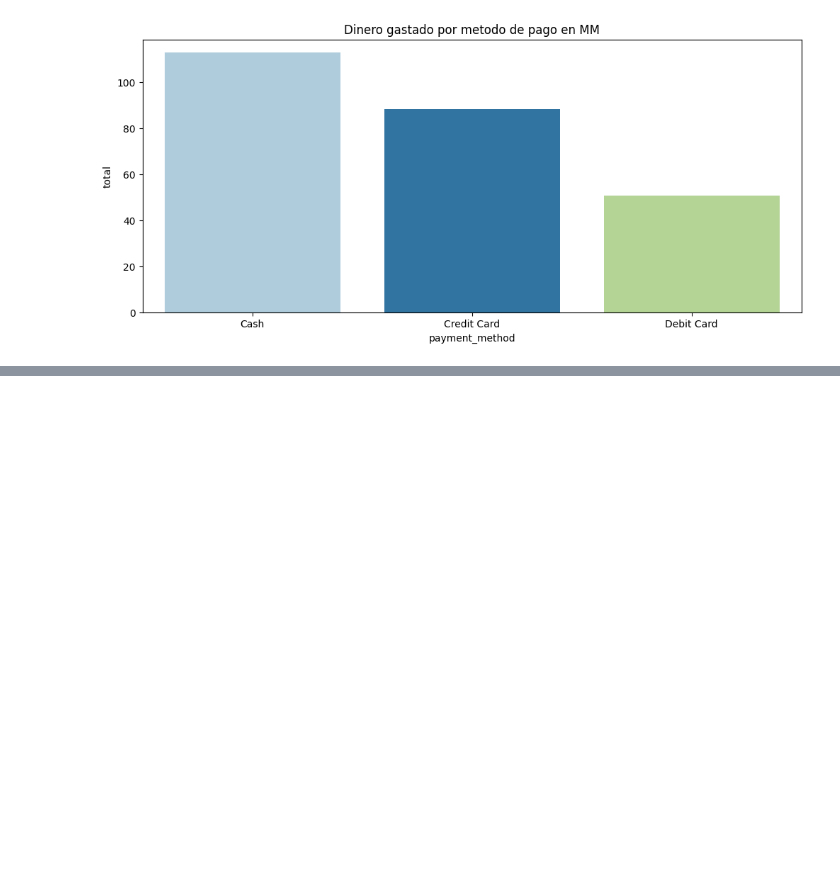
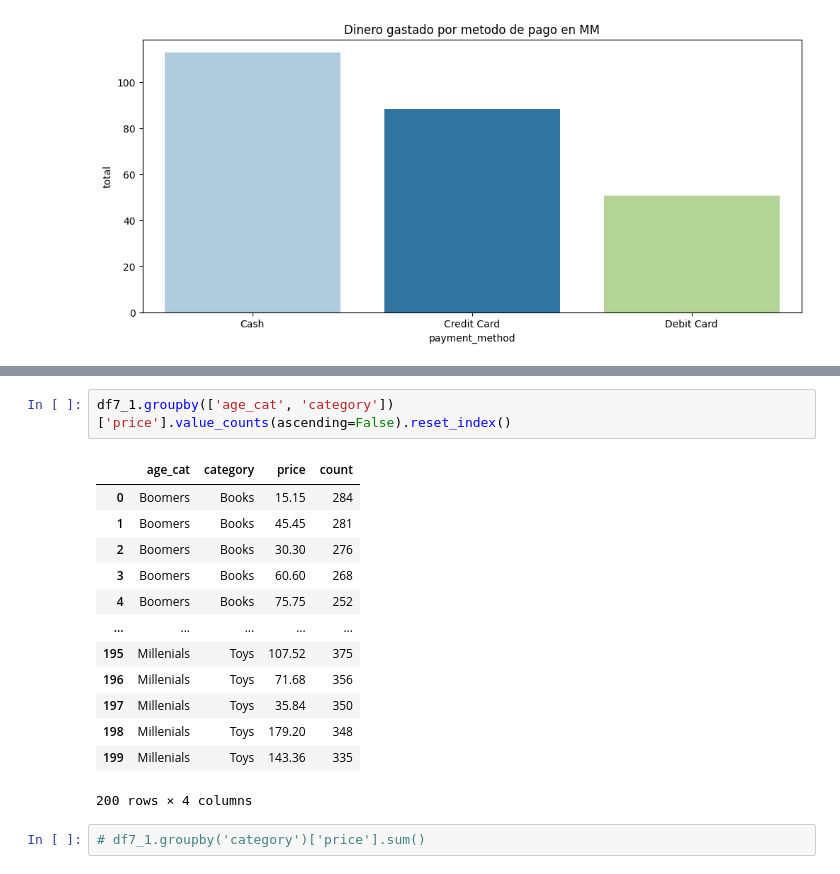
Before and after one commit to Casald/AnalisisRetail_UV, a Jupyter notebook: Analisis_Retail.ipynb, the cells around one changed output, grey strips where cells are left out. Saved outputs shown, nothing was run; the diff lists cells and outputs as text; blank space fills up the shorter version.

```diff
--- a/Analisis_Retail.ipynb
+++ b/Analisis_Retail.ipynb
@@ -488,0 +525,18 @@ Passing `palette` without assigning `hue` is deprecated and will be removed in v
+# %%
+df7_1.groupby(['age_cat', 'category'])['price'].value_counts(ascending=False).reset_index()
+# %% [output]
+|  | age_cat | category | price | count |
+| 0 | Boomers | Books | 15.15 | 284 |
+| 1 | Boomers | Books | 45.45 | 281 |
+| 2 | Boomers | Books | 30.30 | 276 |
+| 3 | Boomers | Books | 60.60 | 268 |
+| 4 | Boomers | Books | 75.75 | 252 |
+| ... | ... | ... | ... | ... |
+| 195 | Millenials | Toys | 107.52 | 375 |
+| 196 | Millenials | Toys | 71.68 | 356 |
+| 197 | Millenials | Toys | 35.84 | 350 |
+| 198 | Millenials | Toys | 179.20 | 348 |
+| 199 | Millenials | Toys | 143.36 | 335 |
+200 rows × 4 columns
+# %%
+# df7_1.groupby('category')['price'].sum()
```
Also changed, not shown: parts of 11 cells of this notebook.
